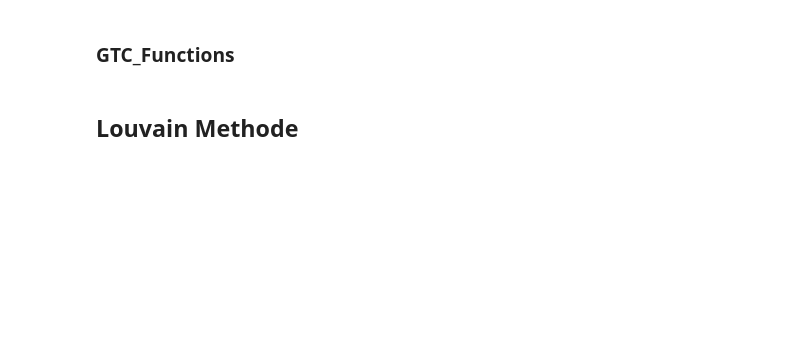
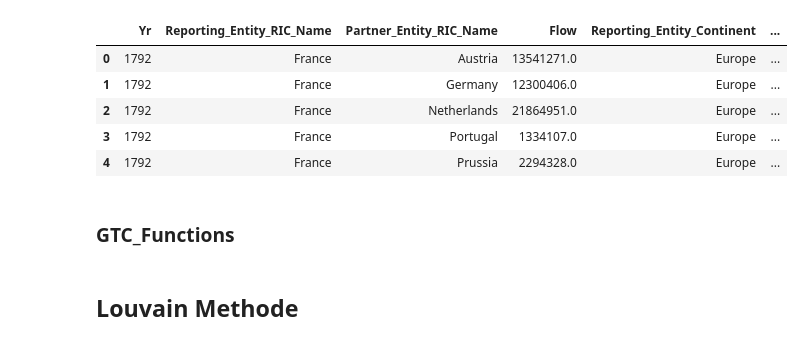
Before and after one commit to mydu/bilateral-vis, a Jupyter notebook: data-processing.ipynb, the cells around one changed output. Cells and saved outputs as stored; diff of their text form; code cells hidden in the pictures; blank space fills up the shorter version.

```diff
--- a/data-processing.ipynb
+++ b/data-processing.ipynb
@@ -7,6 +7,17 @@ from matplotlib import pyplot as plt
 %matplotlib inline
 import seaborn as sns
 sns.set_style('whitegrid')
+# %%
+raw_data = pd.read_csv('data/clean_data.csv')
+# %%
+raw_data.head()
+# %% [output]
+|  | Yr | Reporting_Entity_RIC_Name | Partner_Entity_RIC_Name | Flow | Reporting_Entity_Continent | ... |
+| 0 | 1792 | France | Austria | 13541271.0 | Europe | ... |
+| 1 | 1792 | France | Germany | 12300406.0 | Europe | ... |
+| 2 | 1792 | France | Netherlands | 21864951.0 | Europe | ... |
+| 3 | 1792 | France | Portugal | 1334107.0 | Europe | ... |
+| 4 | 1792 | France | Prussia | 2294328.0 | Europe | ... |
 # %% [markdown]
 ### GTC_Functions
 # %%
```
Also changed, not shown: parts of 5 cells of this notebook, 2 other files.
